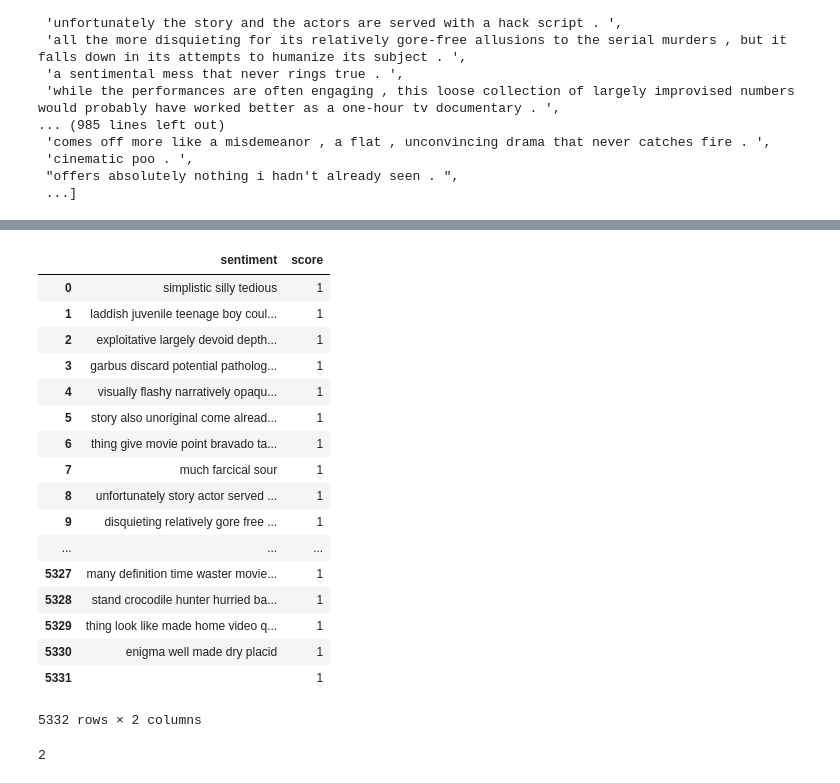
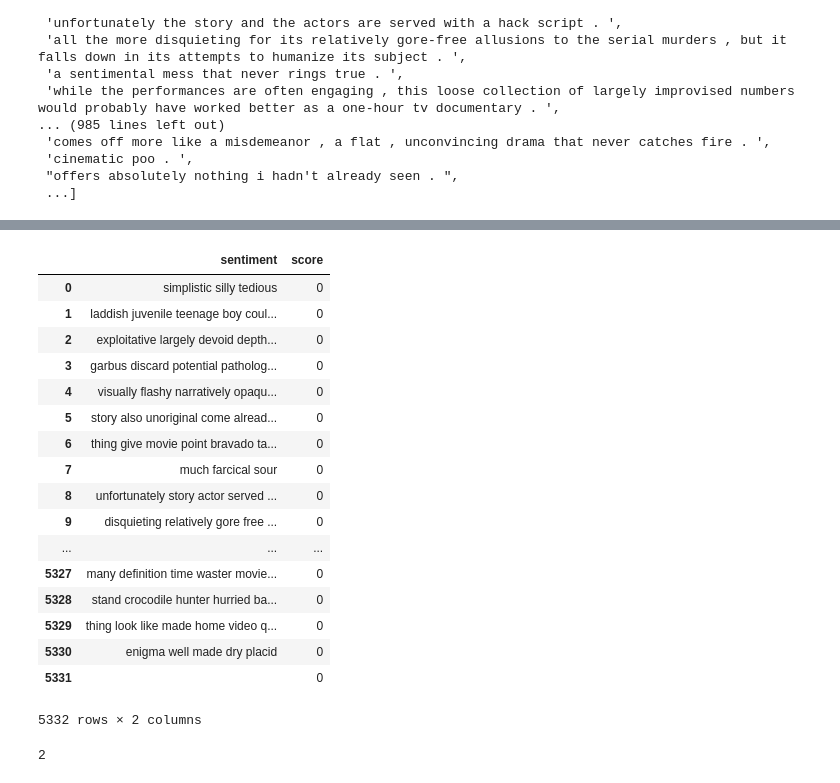
Before and after one commit to Elvis2597/NLP-KAGGLE-Movie-, a Jupyter notebook: rt-polaritydata/Untitled.ipynb, the cells around one changed output, grey strips where cells are left out. Drawn from its saved outputs; the diff is of its cells as text; code cells hidden in the pictures.

```diff
--- a/rt-polaritydata/Untitled.ipynb
+++ b/rt-polaritydata/Untitled.ipynb
@@ -32,5 +35,5 @@ def review_to_words(raw_review):
 # %%
 temp=[]
 for i in tqdm(range(len(y))):
-    temp.append(review_to_words(y[i]))
+    temp.append(review_to_words(y[i]).split())
 # %%
@@ -87,4 +107,4 @@ neg
 # %%
 temp=[]
 for i in tqdm(range(len(y))):
-    temp.append(review_to_words(neg[i]))
+    temp.append(review_to_words(neg[i]).split())
@@ -91,27 +162,29 @@ for i in tqdm(range(len(y))):
 # %%
+#not included
+
 column=['sentiment','score']
 data_neg=pd.DataFrame(columns=column)
 data_neg['sentiment']=temp
-data_neg['score']=1
+data_neg['score']=0
 data_neg
 # %% [output]
 |  | sentiment | score |
-| 0 | simplistic silly tedious | 1 |
-| 1 | laddish juvenile teenage boy coul... | 1 |
-| 2 | exploitative largely devoid depth... | 1 |
-| 3 | garbus discard potential patholog... | 1 |
-| 4 | visually flashy narratively opaqu... | 1 |
-| 5 | story also unoriginal come alread... | 1 |
-| 6 | thing give movie point bravado ta... | 1 |
-| 7 | much farcical sour | 1 |
-| 8 | unfortunately story actor served ... | 1 |
-| 9 | disquieting relatively gore free ... | 1 |
+| 0 | simplistic silly tedious | 0 |
+| 1 | laddish juvenile teenage boy coul... | 0 |
+| 2 | exploitative largely devoid depth... | 0 |
+| 3 | garbus discard potential patholog... | 0 |
+| 4 | visually flashy narratively opaqu... | 0 |
+| 5 | story also unoriginal come alread... | 0 |
+| 6 | thing give movie point bravado ta... | 0 |
+| 7 | much farcical sour | 0 |
+| 8 | unfortunately story actor served ... | 0 |
+| 9 | disquieting relatively gore free ... | 0 |
 | ... | ... | ... |
-| 5327 | many definition time waster movie... | 1 |
-| 5328 | stand crocodile hunter hurried ba... | 1 |
-| 5329 | thing look like made home video q... | 1 |
-| 5330 | enigma well made dry placid | 1 |
-| 5331 |  | 1 |
+| 5327 | many definition time waster movie... | 0 |
+| 5328 | stand crocodile hunter hurried ba... | 0 |
+| 5329 | thing look like made home video q... | 0 |
+| 5330 | enigma well made dry placid | 0 |
+| 5331 |  | 0 |
 5332 rows × 2 columns
 # %%
 len(data_neg.columns)
```
Also changed, not shown: parts of 12 cells of this notebook.
